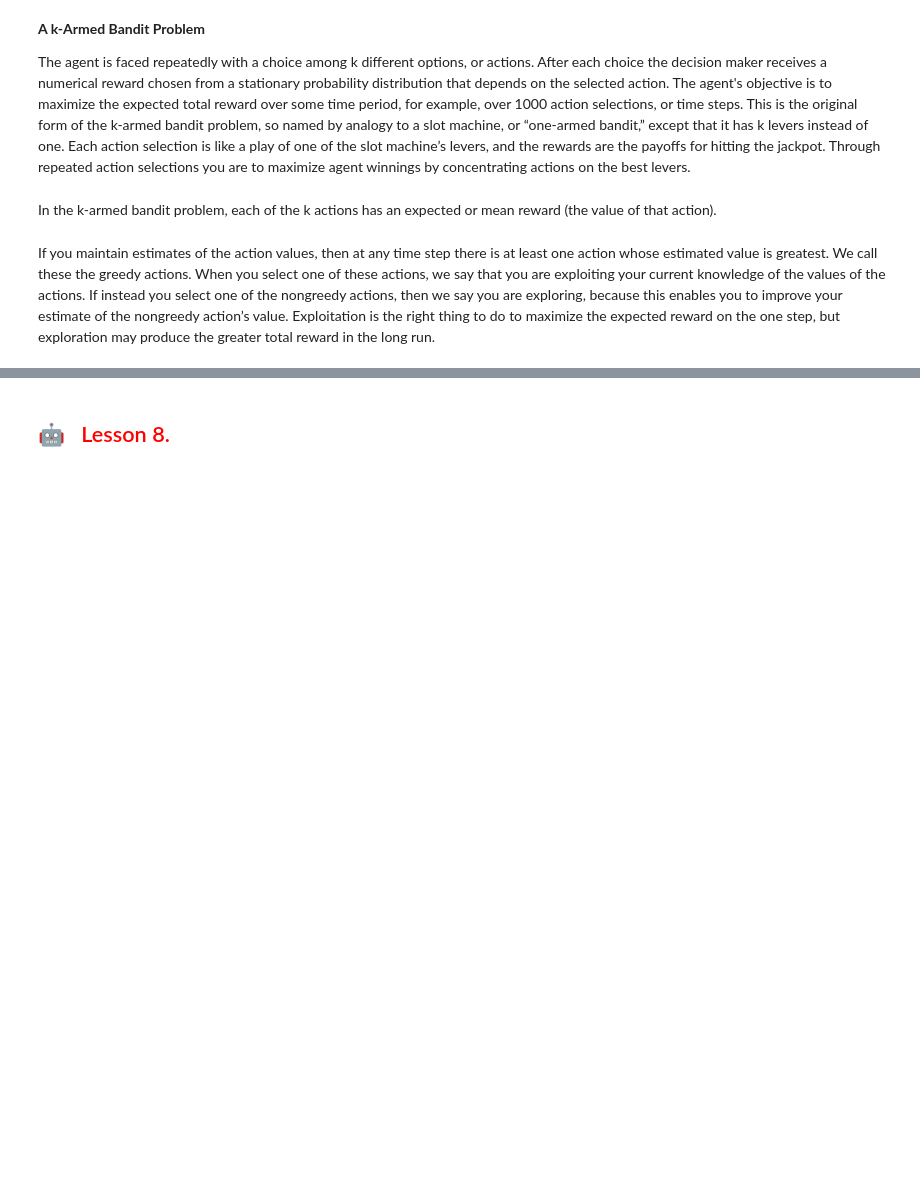
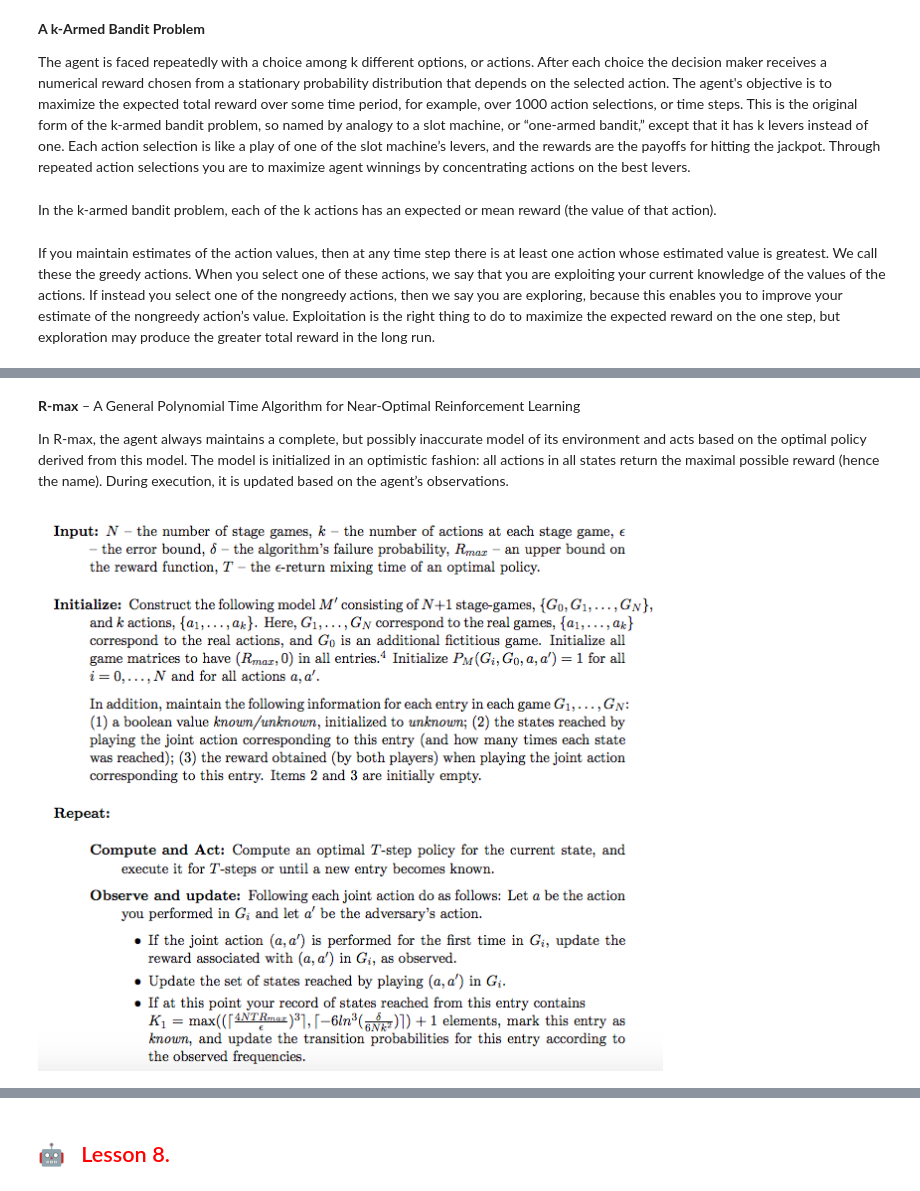
Before and after one commit to OlgaBelitskaya/reflections, a Jupyter notebook: ud600/reflections-ud600-7-8.ipynb, the cells around one changed output, grey strips where cells are left out. Saved outputs shown, nothing was run; the diff lists cells and outputs as text; code cells hidden in the pictures; blank space fills up the shorter version.

```diff
--- a/ud600/reflections-ud600-7-8.ipynb
+++ b/ud600/reflections-ud600-7-8.ipynb
@@ -18,0 +146,8 @@ greater total reward in the long run.
+# %% [markdown]
+**R-max** – A General Polynomial Time Algorithm for Near-Optimal Reinforcement Learning
+
+In R-max, the agent always maintains a complete, but possibly inaccurate model of its environment and acts based on the optimal policy derived from this model. The model is initialized in an optimistic fashion: all actions in all states return the maximal possible reward (hence the name). During execution, it is updated based on the agent’s observations.
+# %%
+Image('7-8_02.png')
+# %% [output]
+[figure, added]
```
Also changed, not shown: parts of 40 cells of this notebook.
